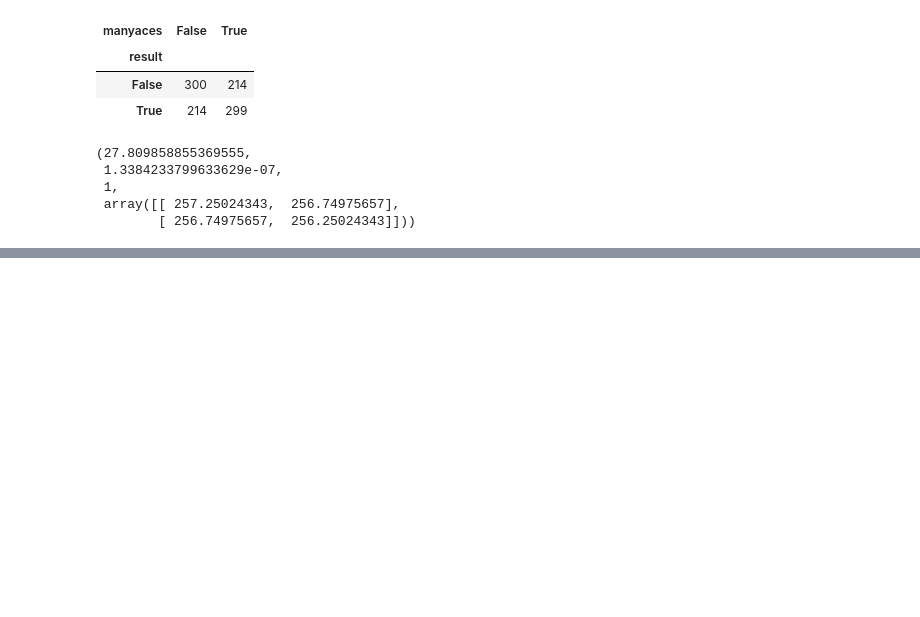
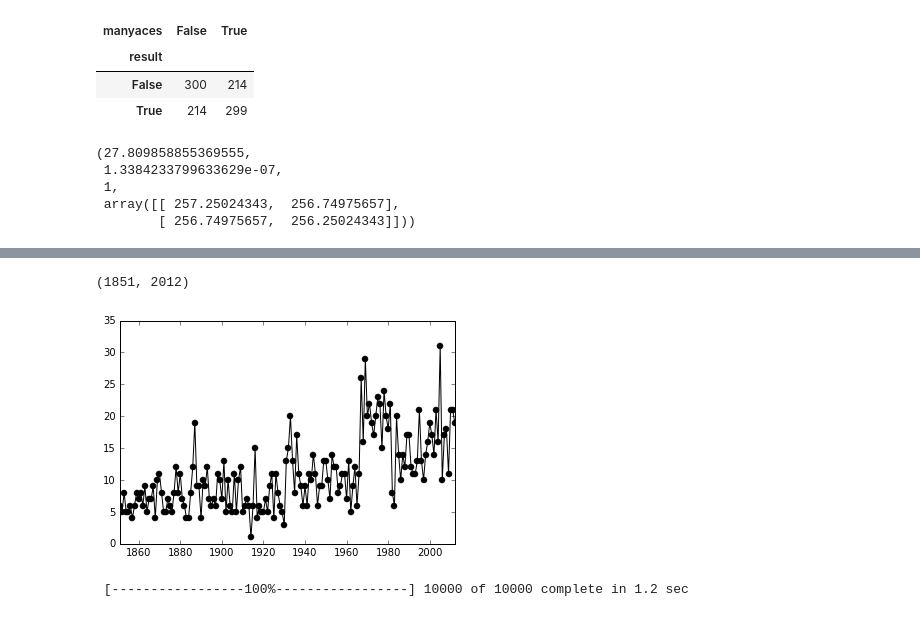
Before and after one commit to kasajei/PythonMachineLearning, a Jupyter notebook: IPythonNotebook/Chapter7.ipynb, the cells around one changed output, grey strips where cells are left out. Drawn from its saved outputs; the diff is of its cells as text; code cells hidden in the pictures; blank space fills up the shorter version.

```diff
--- a/IPythonNotebook/Chapter7.ipynb
+++ b/IPythonNotebook/Chapter7.ipynb
@@ -187,0 +269,13 @@ st.chi2_contingency(pd.crosstab(df_bis["result"], df_bis["manyaces"]))
+# %%
+df = pd.read_csv("data/stroms/Allstorms.ibtracs_wmo.v03r05.csv", delim_whitespace=False)
+# %%
+cnt = df[df["Basin"] == " NA"].groupby("Season")["Serial_Num"].nunique()
+# %%
+yeas = cnt.index
+y0, y1 = yeas[0], yeas[-1]
+arr = cnt.values
+plt.plot(yeas, arr, "-ok")
+plt.xlim(y0, y1)
+# %% [output]
+(1851, 2012)
+[figure, added]
@@ -187,0 +295,6 @@ st.chi2_contingency(pd.crosstab(df_bis["result"], df_bis["manyaces"]))
+# %%
+model= pymc.Model([switchpoint, early_mean, late_mean, rate, stoms])
+mcmc = pymc.MCMC(model)
+mcmc.sample(iter=10000, burn=1000, thin=10)
+# %% [output]
+ [-----------------100%-----------------] 10000 of 10000 complete in 1.2 sec
```
Also changed, not shown: parts of 23 cells of this notebook, 3 other files.
